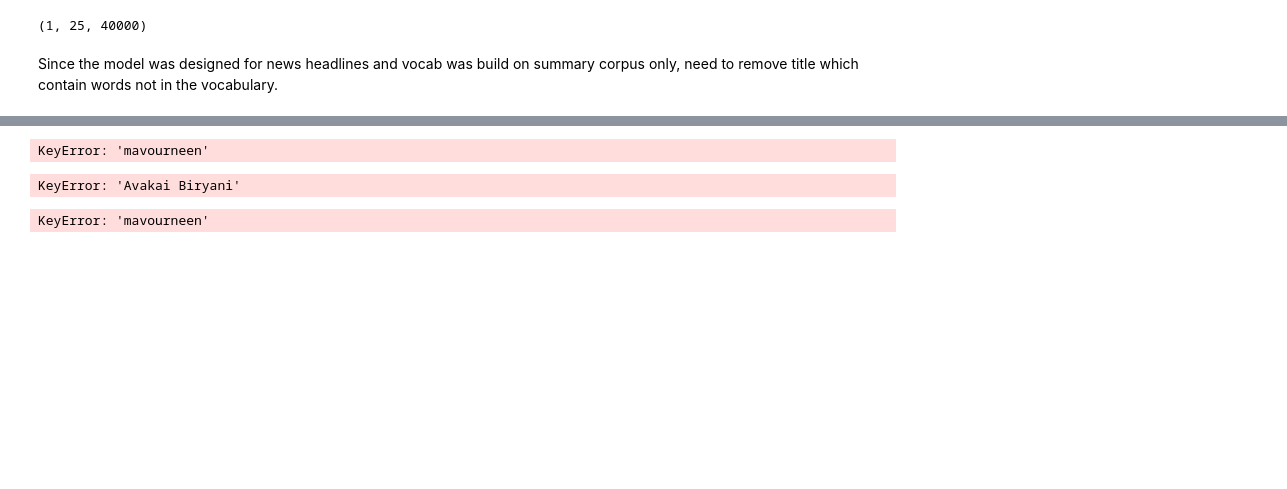
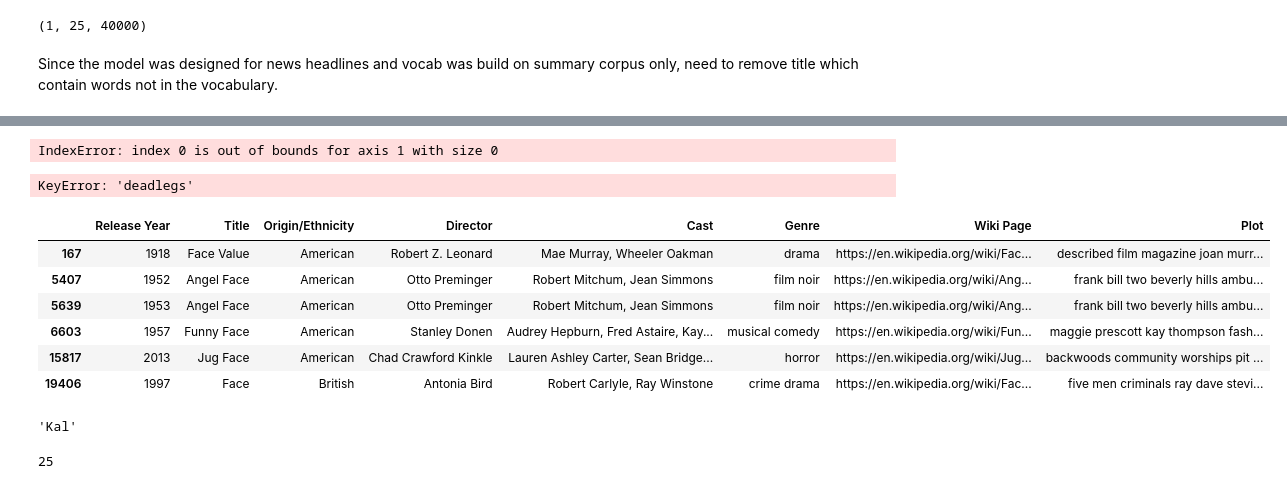
Before and after one commit to AlbertNegura/CATS, a Jupyter notebook: GenrePredictor.ipynb, the cells around one changed output, grey strips where cells are left out. Cells and saved outputs as stored; diff of their text form; code cells hidden in the pictures; blank space fills up the shorter version.

```diff
--- a/GenrePredictor.ipynb
+++ b/GenrePredictor.ipynb
@@ -232,7 +232,7 @@ def get_vocab(lst):
     vocab = list(map(lambda x: x[0], sorted(vocabcount.items(), key=lambda x: -x[1])))
     return vocab, vocabcount
 # %%
-vocab, vocabcount = get_vocab(df1['Title']+df1['Plot'])
+vocab, vocabcount = get_vocab(df1['Title']+" "+ df1['Plot'])
 # %%
 voclist = vocab
 print(voclist[:50])
@@ -717,8 +711,16 @@ def gensamples(skips=2, k=10, batch_size=batch_size, short=True, temperature=1.,
         codes.append(code)
 # %% [markdown]
 Since the model was designed for news headlines and vocab was build on summary corpus only, need to remove title which contain words not in the vocabulary.
+# %%
+df1['Title'] = df1['Title'].str.replace(r"[^a-zA-Z ]+", " ")
+# %%
+removals = 'deadlegs'
+df1 = df1[~df1['Title'].str.contains(removals)]
 # %%
 for head in list(df1['Title']):
+    SKIP = False
     for token in head.split():
-        if token.lower() not in word2idx:
-            df1 = df1[~df1['Title'].isin(list(head))]
+        if not SKIP:
+            if token.lower() not in word2idx:
+                df1 = df1[~df1['Title'].str.contains(token)]
+                SKIP = True
@@ -725,19 +747,33 @@ for head in list(df1['Title']):
 # %%
 Y = [[word2idx[token.lower()] for token in heads.split()] for heads in list(df1['Title'])]
 X = [[word2idx[token.lower()] for token in tails.split()] for tails in list(df1['Plot'])]
-X_train, X_test, y_train, y_test = train_test_split(df1['Plot'], df1['Title'], random_state = 0)
+X_train, X_test, y_train, y_test = train_test_split(X, Y, random_state = 0)
 X_test = list(X_test)
 X_train = list(X_train)
 y_test = list(y_test)
 y_train = list(y_train)
 gensamples(skips=2, batch_size=batch_size, k=10, temperature=1.)
 # %% [output]
-KeyError: 'mavourneen'
+IndexError: index 0 is out of bounds for axis 1 with size 0
-# %%
-idx2word[y_test[1]]
-# %% [output]
-KeyError: 'Avakai Biryani'
 # %%
-word2idx['mavourneen']
+word2idx['deadlegs']
 # %% [output]
-KeyError: 'mavourneen'
+KeyError: 'deadlegs'
+# %%
+df1[df1['Title'].str.contains('Face')]
+# %% [output]
+|  | Release Year | Title | Origin/Ethnicity | Director | Cast | Genre | Wiki Page | Plot |
+| 167 | 1918 | Face Value | American | Robert Z. Leonard | Mae Murray, Wheeler Oakman | drama | https://en.wikipedia.org/wiki/Fac... | described film magazine joan murr... |
+| 5407 | 1952 | Angel Face | American | Otto Preminger | Robert Mitchum, Jean Simmons | film noir | https://en.wikipedia.org/wiki/Ang... | frank bill two beverly hills ambu... |
+| 5639 | 1953 | Angel Face | American | Otto Preminger | Robert Mitchum, Jean Simmons | film noir | https://en.wikipedia.org/wiki/Ang... | frank bill two beverly hills ambu... |
+| 6603 | 1957 | Funny Face | American | Stanley Donen | Audrey Hepburn, Fred Astaire, Kay... | musical comedy | https://en.wikipedia.org/wiki/Fun... | maggie prescott kay thompson fash... |
+| 15817 | 2013 | Jug Face | American | Chad Crawford Kinkle | Lauren Ashley Carter, Sean Bridge... | horror | https://en.wikipedia.org/wiki/Jug... | backwoods community worships pit ... |
+| 19406 | 1997 | Face | British | Antonia Bird | Robert Carlyle, Ray Winstone | crime drama | https://en.wikipedia.org/wiki/Fac... | five men criminals ray dave stevi... |
+# %%
+y_test[1][:3]
+# %% [output]
+'Kal'
+# %%
+maxlenh
+# %% [output]
+25
```
Also changed, not shown: parts of 8 cells of this notebook.
